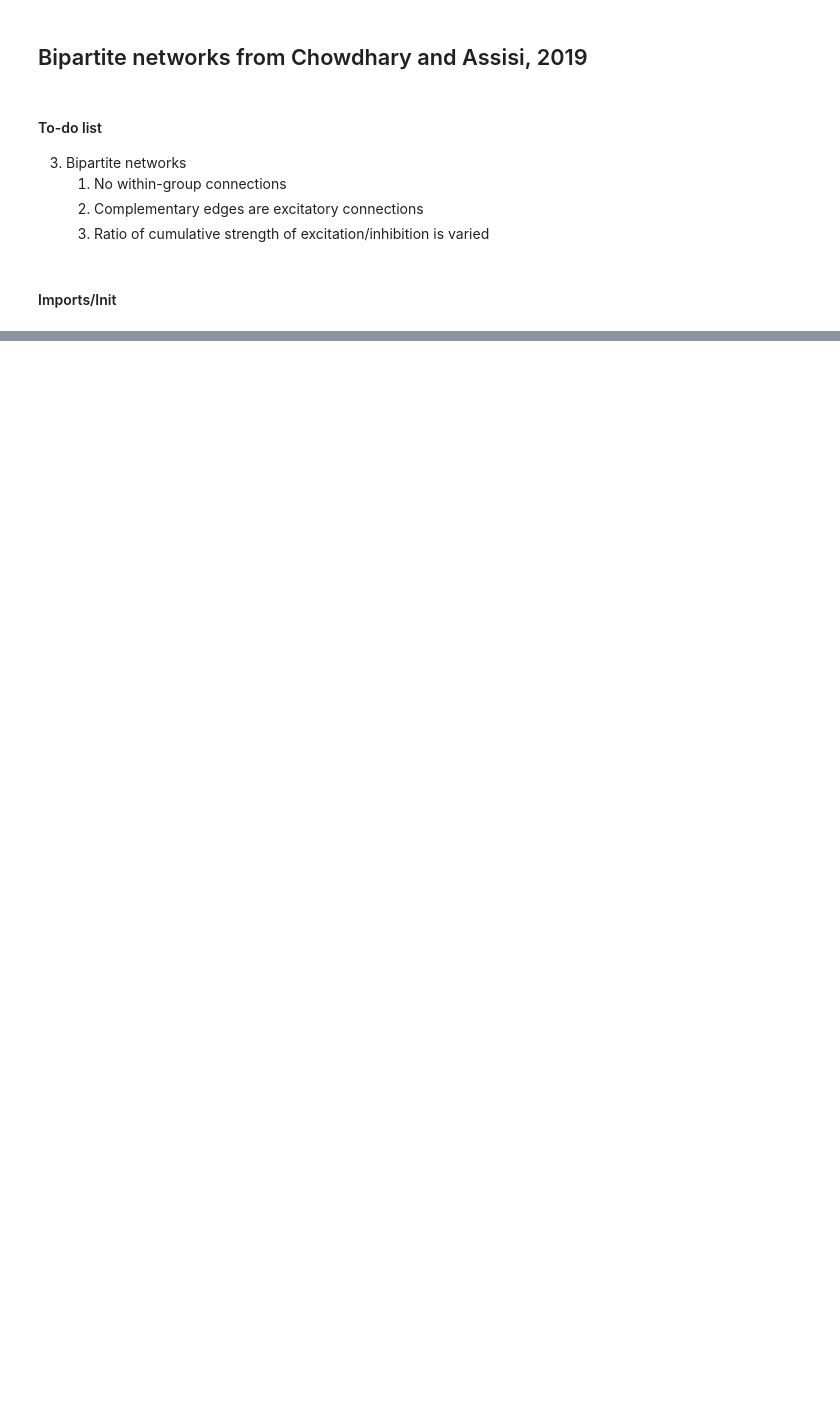
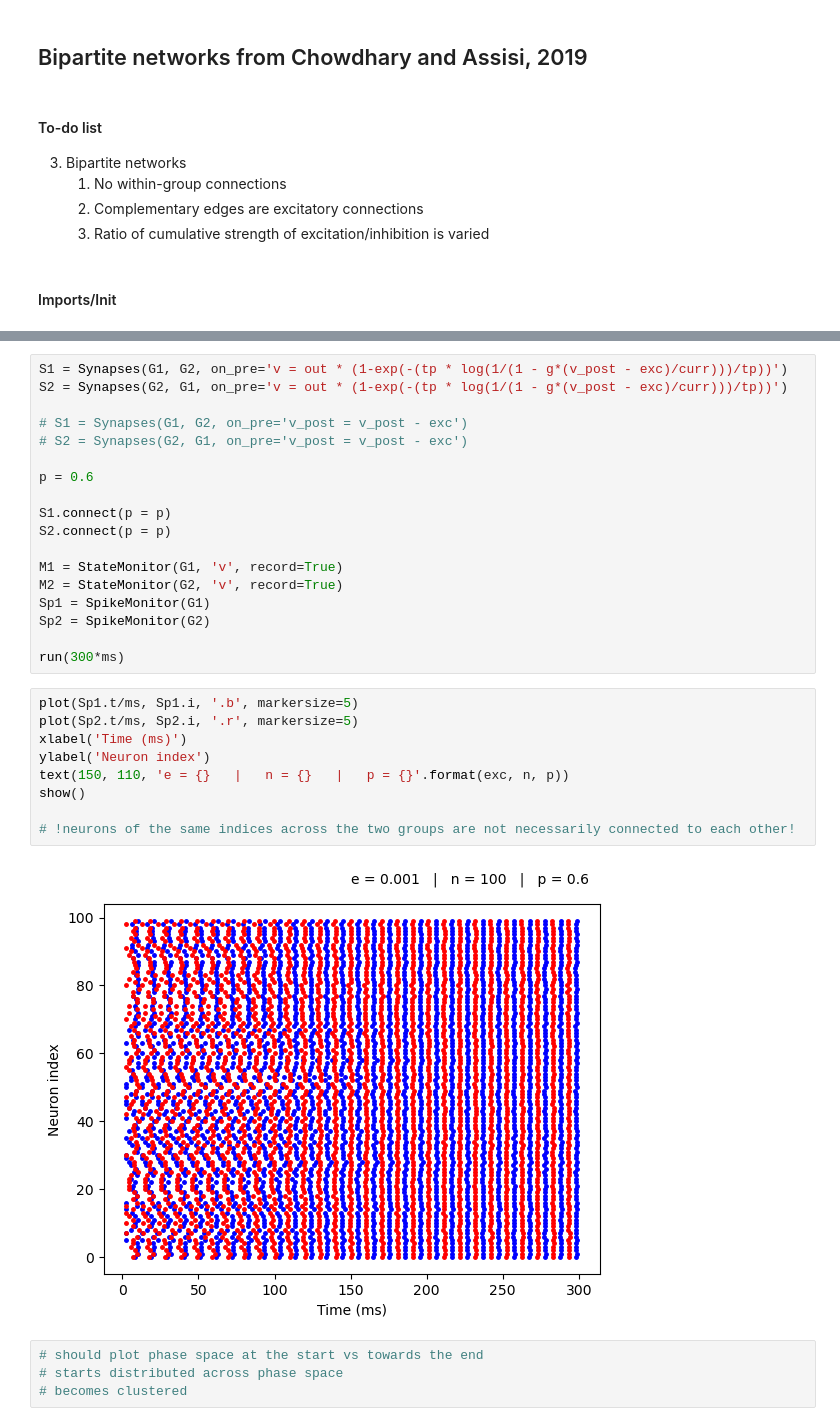
Before and after one commit to ch3rryblossom/sudoku-network, a Jupyter notebook: bipartite.ipynb, the cells around one changed output, grey strips where cells are left out. Cells and saved outputs as stored; diff of their text form; blank space fills up the shorter version.

```diff
--- a/bipartite.ipynb
+++ b/bipartite.ipynb
@@ -72,2 +59,35 @@ ylabel('Neuron index');
+# %%
+S1 = Synapses(G1, G2, on_pre='v = out * (1-exp(-(tp * log(1/(1 - g*(v_post - exc)/curr)))/tp))')
+S2 = Synapses(G2, G1, on_pre='v = out * (1-exp(-(tp * log(1/(1 - g*(v_post - exc)/curr)))/tp))')
+
+# S1 = Synapses(G1, G2, on_pre='v_post = v_post - exc')
+# S2 = Synapses(G2, G1, on_pre='v_post = v_post - exc')
+
+p = 0.6
+
+S1.connect(p = p)
+S2.connect(p = p)
+
+M1 = StateMonitor(G1, 'v', record=True)
+M2 = StateMonitor(G2, 'v', record=True)
+Sp1 = SpikeMonitor(G1)
+Sp2 = SpikeMonitor(G2)
+
+run(300*ms)
+# %%
+plot(Sp1.t/ms, Sp1.i, '.b', markersize=5)
+plot(Sp2.t/ms, Sp2.i, '.r', markersize=5)
+xlabel('Time (ms)')
+ylabel('Neuron index')
+text(150, 110, 'e = {}   |   n = {}   |   p = {}'.format(exc, n, p))
+show()
+
+# !neurons of the same indices across the two groups are not necessarily connected to each other!
+# %% [output]
+[figure, added]
+# %%
+# should plot phase space at the start vs towards the end
+# starts distributed across phase space
+# becomes clustered
 # %%
 # ISI Plotter (needs to be modded for this version with multiple neurons)
```
Also changed, not shown: parts of 6 cells of this notebook.
